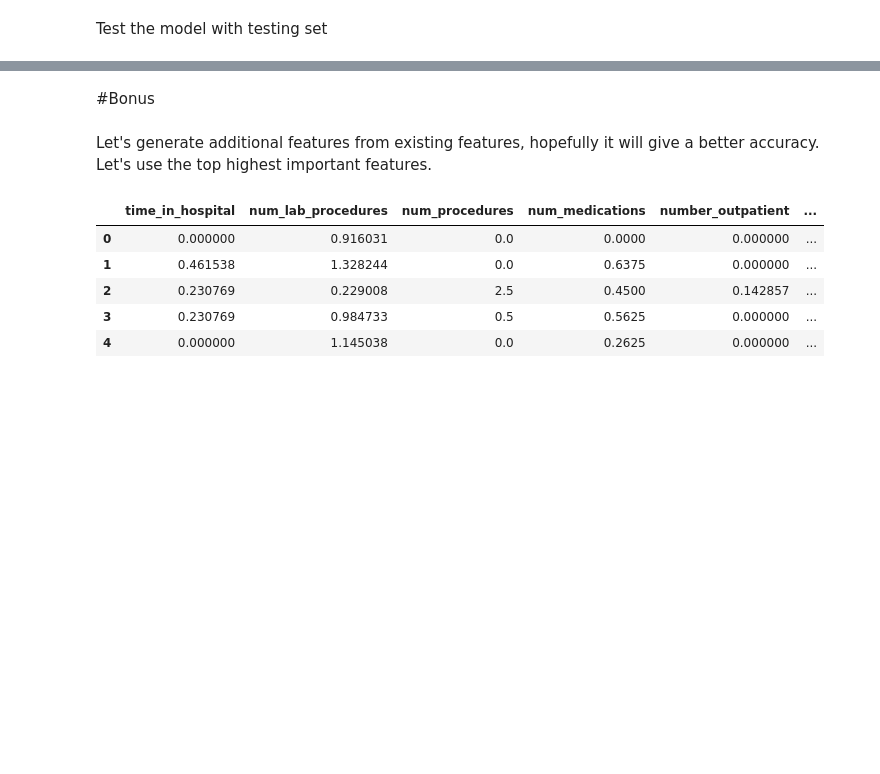
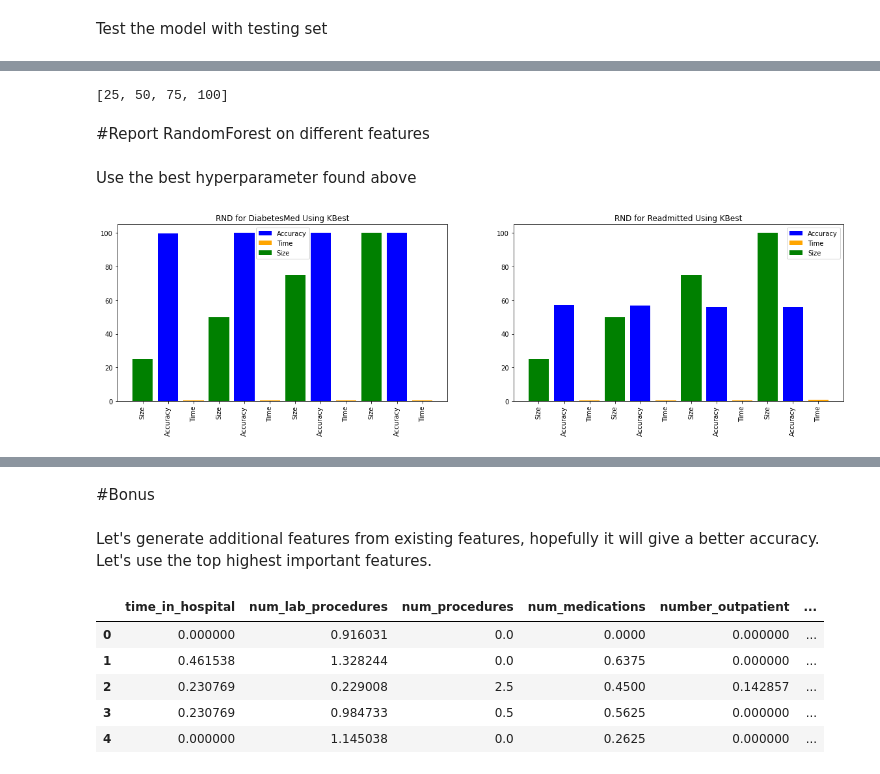
Before and after one commit to seansothey/DataScience-MachineLearning-Research, a Jupyter notebook: Project5.ipynb, the cells around one changed output, grey strips where cells are left out. Drawn from its saved outputs; the diff is of its cells as text; code cells hidden in the pictures; blank space fills up the shorter version.

```diff
--- a/Project5.ipynb
+++ b/Project5.ipynb
@@ -757,6 +749,6 @@ rnd_gs = GridSearchCV(rnd_pipe, rnd_param, verbose=0,n_jobs=-1)
 # %% [markdown]
 Fit the model with training set
 # %%
-rnd_best_model = rnd_gs.fit(X_train_rea[:10000], y_train_rea[:10000])
+rnd_gs_model = rnd_gs.fit(X_train_rea[:10000], y_train_rea[:10000])
 # %% [markdown]
 See the best learning model parameters
@@ -780,0 +755,3 @@ Pipeline(memory=None,
+# %%
+best_rnd_clf = rnd_gs_model.best_estimator_
+print(best_rnd_clf)
@@ -818,0 +817,9 @@ The accuracy is: 0.5655
+# %%
+Xtrain_dia, Xtest_dia, ytrain_dia, ytest_dia = train_test_split(X_diabetesMed,y_dia, test_size=0.3, shuffle = True, random_state=42)
+
+Xtrain_rea, Xtest_rea, ytrain_rea, ytest_rea = train_test_split(X_readmitted,y_rea, test_size=0.3, shuffle = True, random_state=42)
+# %%
+sizes=[25,50,75,100]
+sizes
+# %% [output]
+[25, 50, 75, 100]
@@ -818,0 +870,16 @@ The accuracy is: 0.5655
+# %% [markdown]
+#Report RandomForest on different features
+# %% [markdown]
+Use the best hyperparameter found above
+# %%
+plt.figure(figsize=(20,5))
+plt.subplot(1,2,1)
+drawCompareChartInSizeKBest(best_rnd_clf,sizes,'RND for DiabetesMed Using KBest',Xtrain_dia,ytrain_dia,Xtest_dia,ytest_dia)
+
+
+plt.subplot(1,2,2)
+drawCompareChartInSizeKBest(best_rnd_clf,sizes,'RND for Readmitted Using KBest',Xtrain_rea,ytrain_rea,Xtest_rea,ytest_rea)
+
+plt.show()
+# %% [output]
+[figure, added]
```
Also changed, not shown: parts of 43 cells of this notebook.
